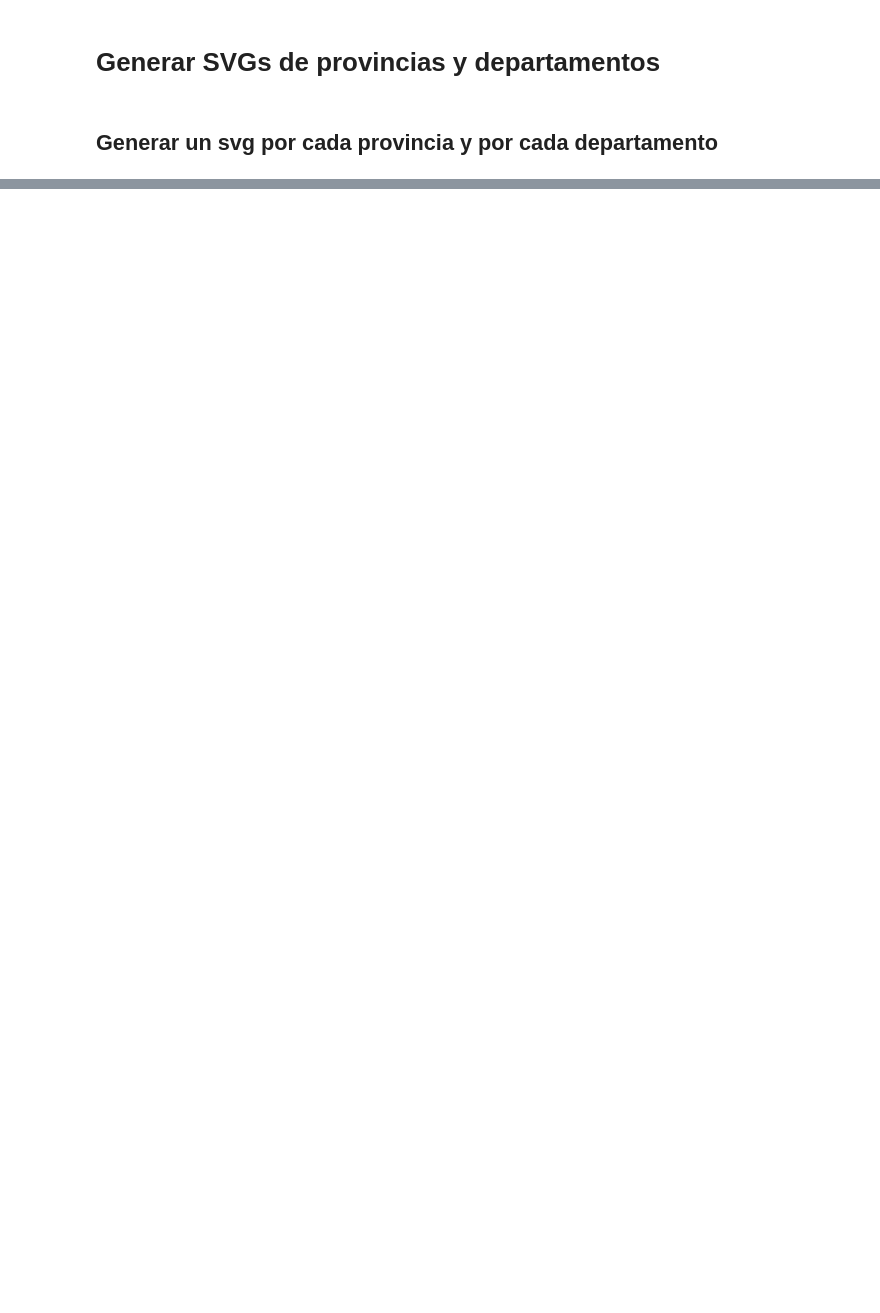
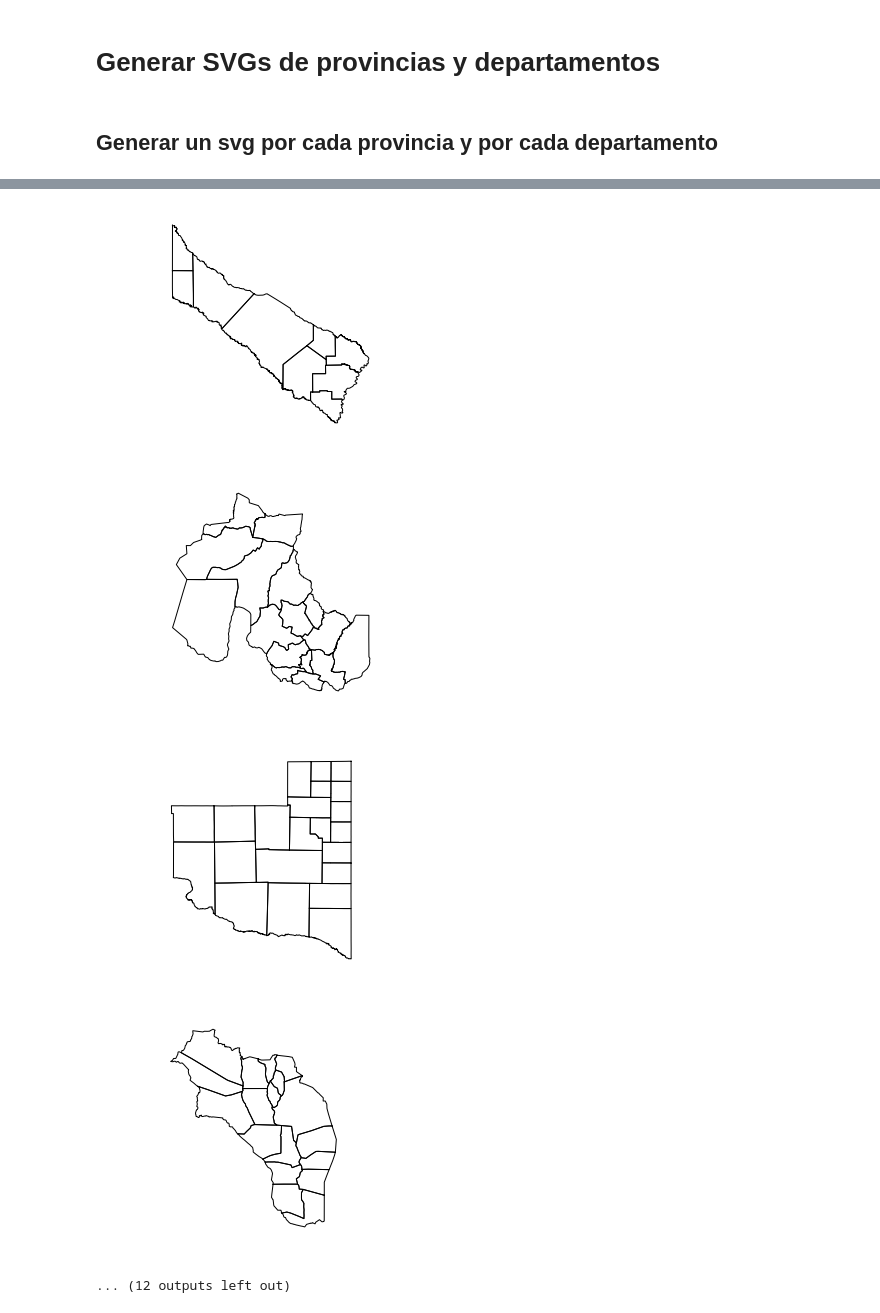
Before and after one commit to datosgobar/los-datos-y-vos, a Jupyter notebook: Generar SVGs de provincias y departamentos.ipynb, the cells around one changed output, grey strips where cells are left out. Saved outputs shown, nothing was run; the diff lists cells and outputs as text; code cells hidden in the pictures; blank space fills up the shorter version.

```diff
--- a/Generar SVGs de provincias y departamentos.ipynb
+++ b/Generar SVGs de provincias y departamentos.ipynb
@@ -57,7 +56,7 @@ df_prov = gpd.read_file("data/provincias/pxprovdatos.shp", encoding="utf8")
 df_depto = gpd.read_file("data/departamentos/pxdptodatos.shp", encoding="utf8", crs="4326")
 # %%
 df_depto.rename(columns={"link": "departamento_id", "nombre": "departamento_nombre"}, inplace=True)
-df_depto["provincia_id"] = df.departamento_id.str[:2]
+df_depto["provincia_id"] = df_depto.departamento_id.str[:2]
 
 shps_dir = "data/prov_deptos/shp"
 svgs_dir = "data/prov_deptos/svg"
@@ -132,4 +62,0 @@ plt.axis("off")
-# %%
-for patch, departamento_id in zip(ax.patches, list(df_prov_id.departamento_id)):
-        patch.set_gid(departamento_id)
-        print(patch, departamento_id)
@@ -288,0 +63,40 @@ import glob
+# %%
+def gdf_to_svg(gdf, file_path_svg, shape_id_field):
+    """Genera un SVG a partir de los shapes de un geodataframe, con ids."""
+
+    # crea una figura nueva
+    fig = plt.figure()
+    ax = fig.add_subplot(111)
+
+    # itera los ids de los shape del geodataframe
+    for shape_id in gdf[shape_id_field].unique():
+
+        # genera un plot de c/shape, y lo agrega a los axes de la figura completa
+        gdf[gdf[shape_id_field] == shape_id].to_crs({"init": "epsg:3395"}).plot(color="white", ax=ax)
+
+        # ax va acumulando todos los nuevos patches que se generan por cada
+        # shape. Se iteran todos los patches asignando el id del shape a todos
+        # los nuevos (los patches que todavía no tienen id)
+        for patch in ax.patches:
+            if not patch.get_gid():
+                patch.set_gid(shape_id)
+
+    ax.set_aspect("equal")
+    plt.axis("off")
+    plt.savefig(file_path_svg)
+# %%
+def gdf_to_svgs(gdf, split_id_field, shape_id_field, svgs_dir):
+    """Genera varios SVGs con shapes identificadas, separando por un campo."""
+
+    for split_id in gdf[split_id_field].unique():
+        msg = "Procesando la figura {}".format(split_id)
+        print(msg)
+
+        file_name_svg = split_id + ".svg"
+        file_path_svg = os.path.join(svgs_dir, file_name_svg)
+
+        gdf_to_svg(gdf[gdf[split_id_field] == split_id], file_path_svg, shape_id_field)
+# %%
+df_depto_sin_antartida = df_depto[~df_depto.departamento_id.isin(["94021", "94028"])]
+gdf_to_svgs(df_depto_sin_antartida, "provincia_id", "departamento_id", svgs_dir)
+# %% [output]
@@ -288,0 +111,5 @@ import glob
+[figure, added]
+[figure, added]
+[figure, added]
+[figure, added]
+... (12 outputs left out)
```
Also changed, not shown: parts of 29 cells of this notebook, 24 other files.
